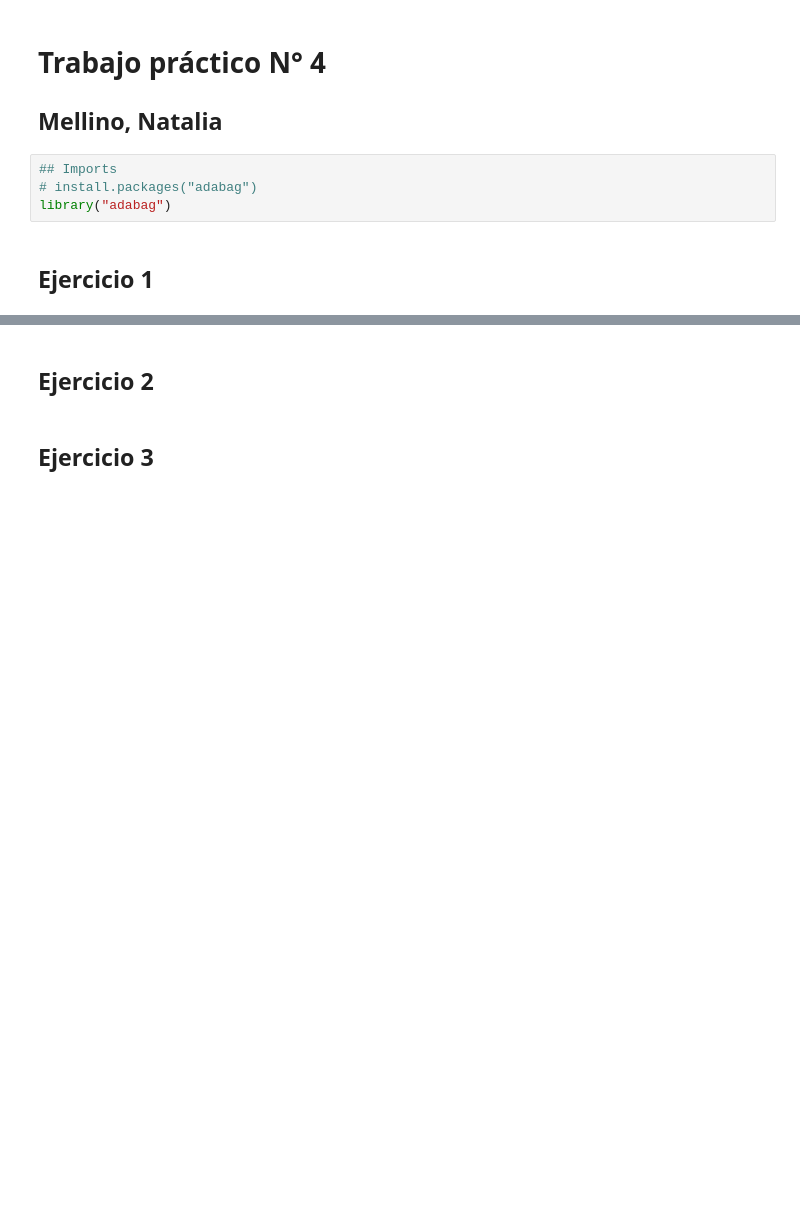
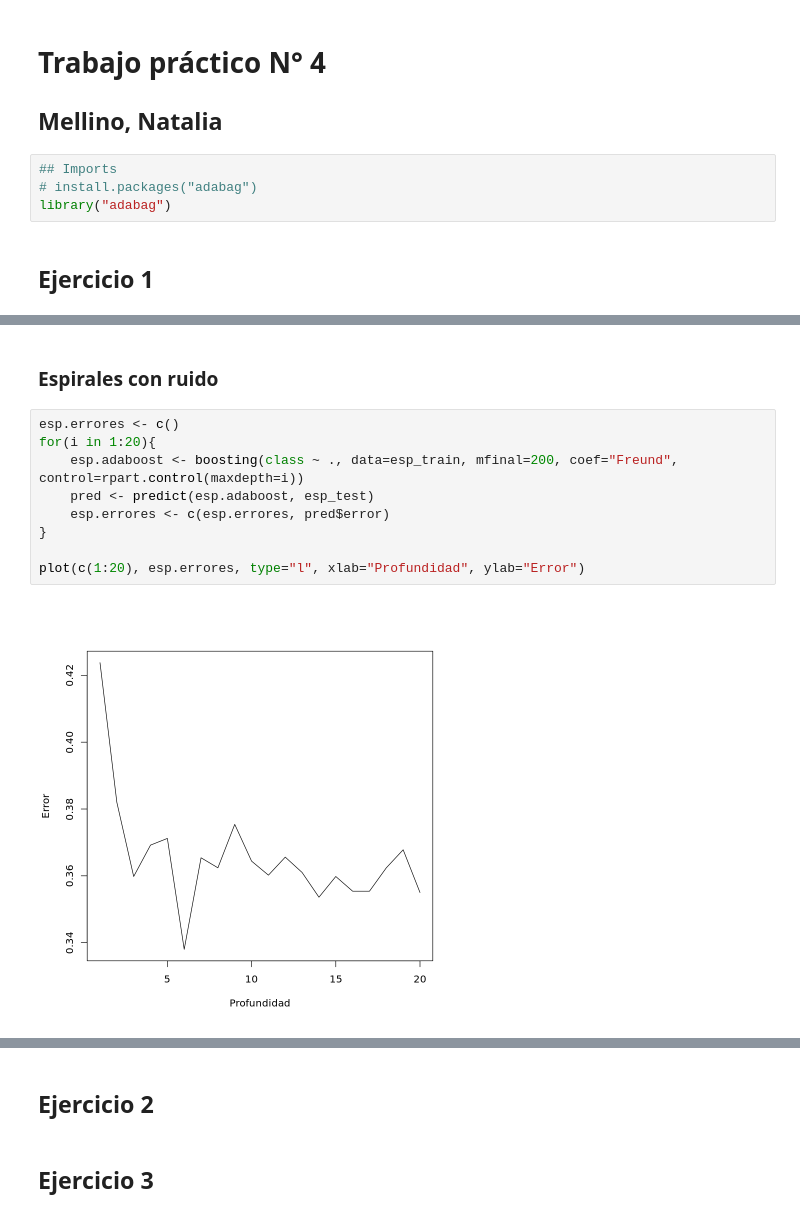
Before and after one commit to natimellino/mineria-de-datos, a Jupyter notebook: TP4.ipynb, the cells around one changed output, grey strips where cells are left out. Drawn from its saved outputs; the diff is of its cells as text; blank space fills up the shorter version.

```diff
--- a/TP4.ipynb
+++ b/TP4.ipynb
@@ -33,0 +39,13 @@ attr(,"class")
+# %% [markdown]
+### Espirales con ruido
+# %%
+esp.errores <- c()
+for(i in 1:20){
+    esp.adaboost <- boosting(class ~ ., data=esp_train, mfinal=200, coef="Freund", control=rpart.control(maxdepth=i))
+    pred <- predict(esp.adaboost, esp_test)
+    esp.errores <- c(esp.errores, pred$error)
+}
+
+plot(c(1:20), esp.errores, type="l", xlab="Profundidad", ylab="Error")
+# %% [output]
+[figure, added]
```
Also changed, not shown: parts of 4 cells of this notebook, 1 other file.
